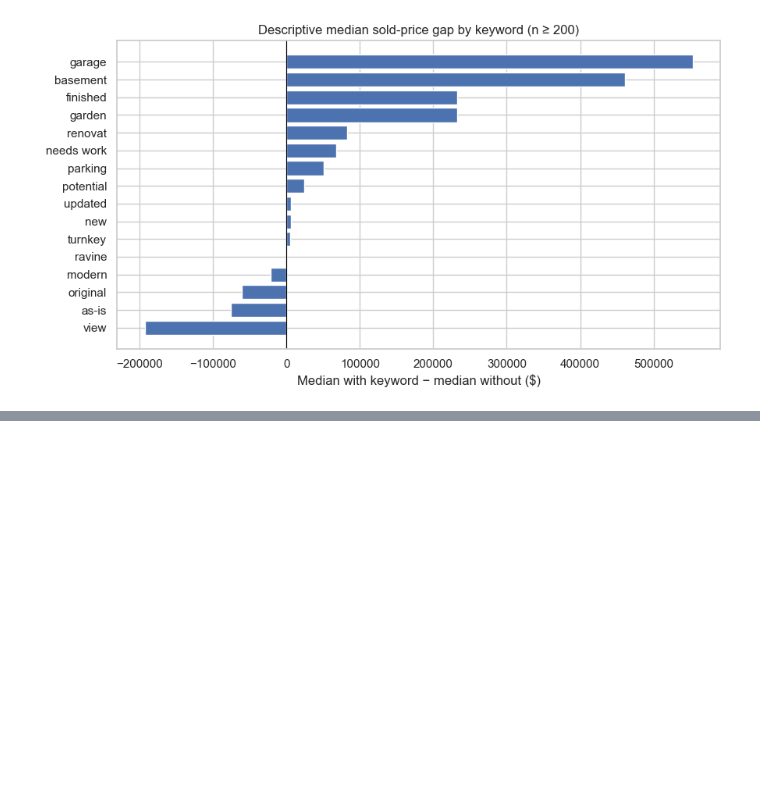
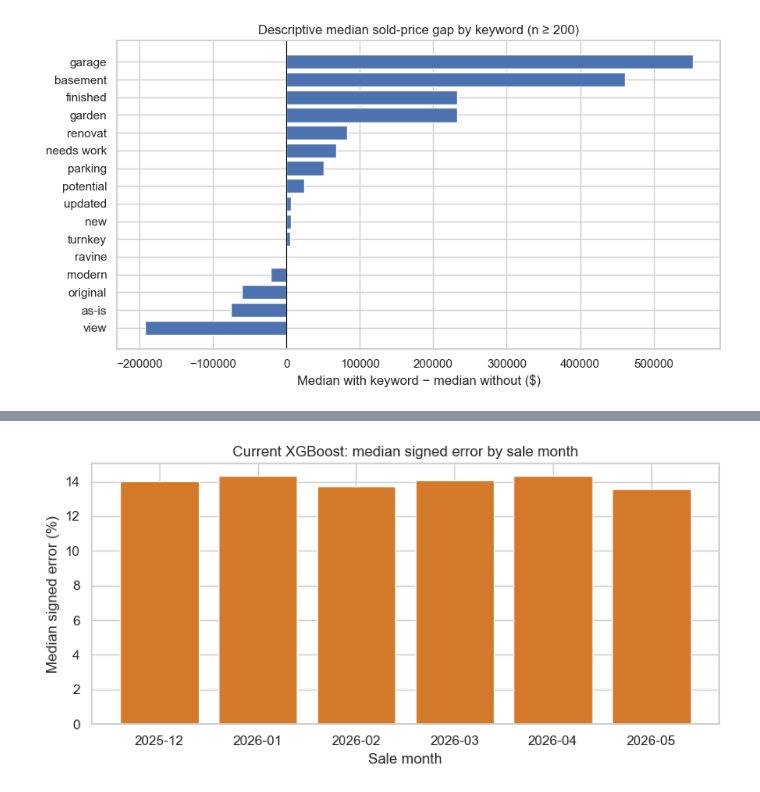
Before and after one commit to phuonganhdangamy/SSU-Data-Dash, a Jupyter notebook: notebooks/off_market_eda.ipynb, the cells around one changed output, grey strips where cells are left out. Drawn from its saved outputs; the diff is of its cells as text; code cells hidden in the pictures; blank space fills up the shorter version.

Commit message:
added off-market eda and more models

```diff
--- a/notebooks/off_market_eda.ipynb
+++ b/notebooks/off_market_eda.ipynb
@@ -636,0 +930,81 @@ if len(corr_cols) >= 2:
+# %%
+def percentage_scores(predicted, sold):
+    signed = 100 * (np.asarray(predicted) - np.asarray(sold)) / np.asarray(sold)
+    absolute = np.abs(signed)
+    return {
+        "MdAPE": round(float(np.median(absolute)), 2),
+        "MAPE": round(float(np.mean(absolute)), 2),
+        "median_signed_error": round(float(np.median(signed)), 2),
+    }
+
+
+def numeric_design(frame):
+    missing_lot = frame["lot_front"].isna()
+    X = pd.DataFrame(index=frame.index)
+    X["log_square_feet"] = np.log(frame["square_feet"])
+    X["lot_missing"] = missing_lot.astype(float)
+    X["log_lot_front"] = np.log(frame["lot_front"].where(~missing_lot, 1.0))
+    X["lot_depth"] = frame["lot_depth"].fillna(0.0)
+    for column in ["bedrooms", "washrooms", "parking_total", "garage", "latitude", "longitude"]:
+        X[column] = frame[column].astype(float)
+    return X
+
+
+def tree_frame(frame):
+    X = numeric_design(frame)
+    listed_month = frame["date_listed"].dt.month.to_numpy()
+    X["listed_month_sin"] = np.sin(2 * np.pi * listed_month / 12)
+    X["listed_month_cos"] = np.cos(2 * np.pi * listed_month / 12)
+    return X
+
+
+from xgboost import XGBRegressor
+
+xgb_train = listings[listings["date_sold"] < "2025-12-01"].copy()
+xgb_valid = listings[listings["date_sold"] >= "2025-12-01"].copy()
+xgb_model = XGBRegressor(
+    n_estimators=600,
+    max_depth=10,
+    learning_rate=0.05,
+    min_child_weight=20,
+    subsample=0.8,
+    colsample_bytree=0.8,
+    reg_lambda=1.0,
+    tree_method="hist",
+    n_jobs=-1,
+    random_state=0,
+    verbosity=0,
+)
+xgb_model.fit(tree_frame(xgb_train), np.log(xgb_train["sold_price"]))
+xgb_hat = np.exp(xgb_model.predict(tree_frame(xgb_valid)))
+xgb_overall = percentage_scores(xgb_hat, xgb_valid["sold_price"])
+print(
+    f"XGBoost refit: MdAPE {xgb_overall['MdAPE']:.2f}%, "
+    f"MAPE {xgb_overall['MAPE']:.2f}%, "
+    f"median signed error {xgb_overall['median_signed_error']:+.2f}%"
+)
+
+xgb_detail = xgb_valid[["date_sold", "house_type_name"]].copy()
+xgb_detail["sold"] = xgb_valid["sold_price"].to_numpy()
+xgb_detail["hat"] = xgb_hat
+xgb_detail["month"] = xgb_detail["date_sold"].dt.to_period("M").astype(str)
+xgb_by_month = pd.DataFrame([
+    {"month": month, **percentage_scores(group["hat"], group["sold"])}
+    for month, group in xgb_detail.groupby("month", sort=True)
+])
+xgb_by_type = pd.DataFrame([
+    {"house_type_name": kind, "n": len(group), **percentage_scores(group["hat"], group["sold"])}
+    for kind, group in xgb_detail.groupby("house_type_name", sort=False)
+]).sort_values("n", ascending=False)
+display(xgb_by_month)
+display(xgb_by_type)
+
+fig, ax = plt.subplots(figsize=(8, 4))
+ax.bar(xgb_by_month["month"], xgb_by_month["median_signed_error"], color="#d4782a")
+ax.axhline(0, color="black", linewidth=0.8)
+ax.set_ylabel("Median signed error (%)")
+ax.set_xlabel("Sale month")
+ax.set_title("Current XGBoost: median signed error by sale month")
+fig.tight_layout()
+plt.show()
+# %% [output]
@@ -636,0 +1026 @@ if len(corr_cols) >= 2:
+[figure, added]
```
Also changed, not shown: parts of 14 cells of this notebook, 2 other files.
